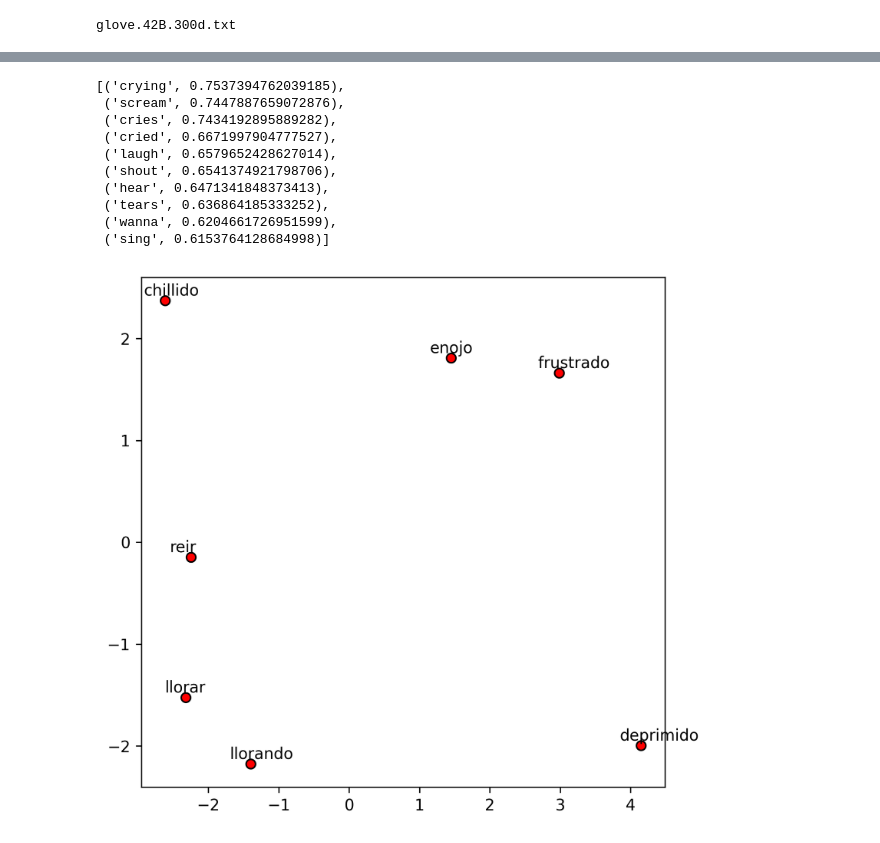
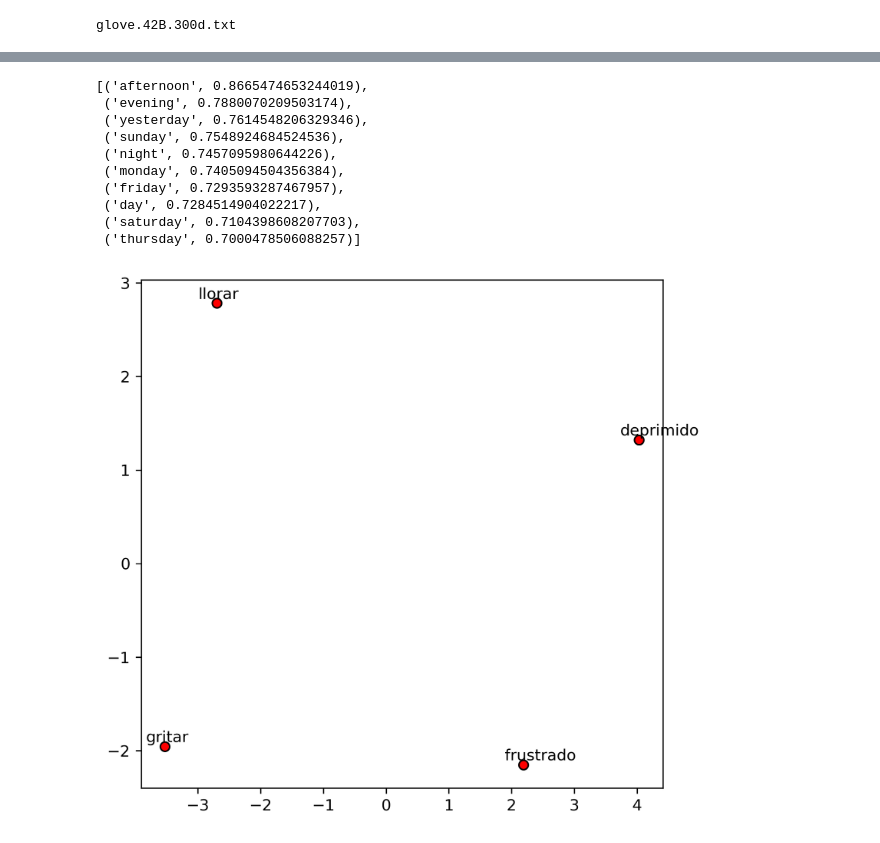
Before and after one commit to v1ktop/data_augmentation_for_author_profiling, a Jupyter notebook: notebooks/Ejemplos_Glove.ipynb, the cells around one changed output, grey strips where cells are left out. Cells and saved outputs as stored; diff of their text form; code cells hidden in the pictures.

Commit message:
Added some figures and examples

```diff
--- a/notebooks/Ejemplos_Glove.ipynb
+++ b/notebooks/Ejemplos_Glove.ipynb
@@ -58,18 +60,18 @@ model.most_similar_cosmul(["cry", "frustrated"], ["depressed" ], 10)
 # %%
-model.similar_by_word("cry")
+model.similar_by_word("morning")
 # %% [output]
-[('crying', 0.7537394762039185),
- ('scream', 0.7447887659072876),
- ('cries', 0.7434192895889282),
- ('cried', 0.6671997904777527),
- ('laugh', 0.6579652428627014),
- ('shout', 0.6541374921798706),
- ('hear', 0.6471341848373413),
- ('tears', 0.636864185333252),
- ('wanna', 0.6204661726951599),
- ('sing', 0.6153764128684998)]
+[('afternoon', 0.8665474653244019),
+ ('evening', 0.7880070209503174),
+ ('yesterday', 0.7614548206329346),
+ ('sunday', 0.7548924684524536),
+ ('night', 0.7457095980644226),
+ ('monday', 0.7405094504356384),
+ ('friday', 0.7293593287467957),
+ ('day', 0.7284514904022217),
+ ('saturday', 0.7104398608207703),
+ ('thursday', 0.7000478506088257)]
-# %%
-display_pca_scatterplot(model,[("yell", "chillido"), ("frustrated", "frustrado"),
-                               ("depressed", "deprimido"), ("cry", "llorar"), ("laugh", "reir"), ("crying", "llorando"), ("angry","enojo")])
-# %% [output]
-[figure, removed]
+# %%
+display_pca_scatterplot(model,[("cry", "llorar"), ("depressed", "deprimido"),
+                               ("frustrated", "frustrado"), ("yell", "gritar")])
+# %% [output]
+[figure, added]
```
Also changed, not shown: parts of 8 cells of this notebook, 12 other files.
